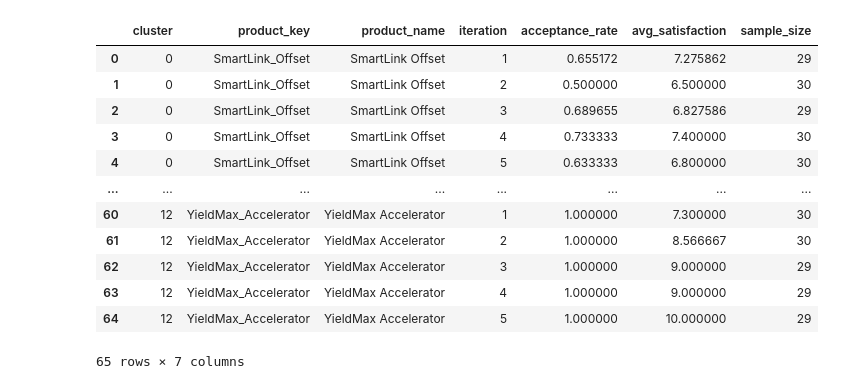
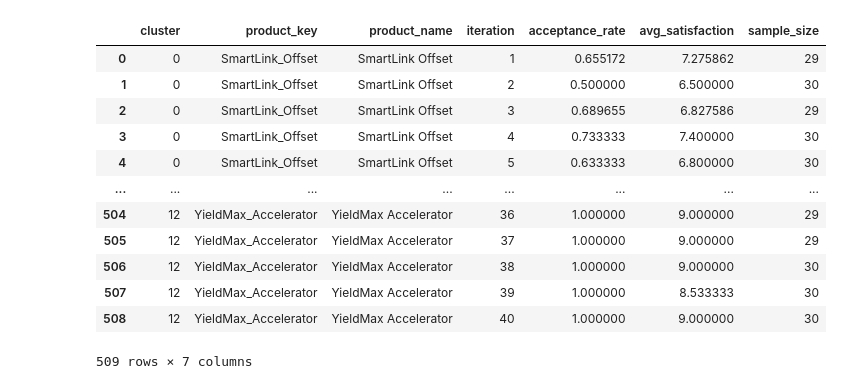
Before and after one commit to OtoSamada/DABN14_Project2, a Jupyter notebook: notebooks/agent_test.ipynb, the cells around one changed output. Saved outputs shown, nothing was run; the diff lists cells and outputs as text; code cells hidden in the pictures.

```diff
--- a/notebooks/agent_test.ipynb
+++ b/notebooks/agent_test.ipynb
@@ -39,21 +57,39 @@ evaluation_summary, evaluation_raw = run_cluster_evaluation_pipeline(
 # %%
-cluster_eval_df = pd.read_parquet('../data/1_agent_evaluation/cluster_eval_1_raw.parquet')
+import pandas as pd
+
+files_and_offsets = [
+    ("../data/1_agent_evaluation/cluster_eval_1_raw.parquet", 0),
+    ("../data/1_agent_evaluation/cluster_eval_2_raw.parquet", 5),
+    ("../data/1_agent_evaluation/cluster_eval_3_raw.parquet", 15),
+    ("../data/1_agent_evaluation/cluster_eval_4_raw.parquet", 20),
+    ("../data/1_agent_evaluation/cluster_eval_5_raw.parquet", 30),
+]
+
+dfs = []
+
+for path, offset in files_and_offsets:
+    df = pd.read_parquet(path)
+    if offset:
+        df["iteration"] = df["iteration"] + offset
+    dfs.append(df)
+
+cluster_eval_df = pd.concat(dfs, ignore_index=True)
 
 cluster_eval_df
 # %% [output]
 |  | cluster | product_key | product_name | iteration | acceptance_rate | avg_satisfaction | sample_size |
 | 0 | 0 | SmartLink_Offset | SmartLink Offset | 1 | 0.655172 | 7.275862 | 29 |
 | 1 | 0 | SmartLink_Offset | SmartLink Offset | 2 | 0.500000 | 6.500000 | 30 |
 | 2 | 0 | SmartLink_Offset | SmartLink Offset | 3 | 0.689655 | 6.827586 | 29 |
 | 3 | 0 | SmartLink_Offset | SmartLink Offset | 4 | 0.733333 | 7.400000 | 30 |
 | 4 | 0 | SmartLink_Offset | SmartLink Offset | 5 | 0.633333 | 6.800000 | 30 |
 | ... | ... | ... | ... | ... | ... | ... | ... |
-| 60 | 12 | YieldMax_Accelerator | YieldMax Accelerator | 1 | 1.000000 | 7.300000 | 30 |
-| 61 | 12 | YieldMax_Accelerator | YieldMax Accelerator | 2 | 1.000000 | 8.566667 | 30 |
-| 62 | 12 | YieldMax_Accelerator | YieldMax Accelerator | 3 | 1.000000 | 9.000000 | 29 |
-| 63 | 12 | YieldMax_Accelerator | YieldMax Accelerator | 4 | 1.000000 | 9.000000 | 29 |
-| 64 | 12 | YieldMax_Accelerator | YieldMax Accelerator | 5 | 1.000000 | 10.000000 | 29 |
+| 504 | 12 | YieldMax_Accelerator | YieldMax Accelerator | 36 | 1.000000 | 9.000000 | 29 |
+| 505 | 12 | YieldMax_Accelerator | YieldMax Accelerator | 37 | 1.000000 | 9.000000 | 29 |
+| 506 | 12 | YieldMax_Accelerator | YieldMax Accelerator | 38 | 1.000000 | 9.000000 | 30 |
+| 507 | 12 | YieldMax_Accelerator | YieldMax Accelerator | 39 | 1.000000 | 8.533333 | 30 |
+| 508 | 12 | YieldMax_Accelerator | YieldMax Accelerator | 40 | 1.000000 | 9.000000 | 30 |
-65 rows × 7 columns
+509 rows × 7 columns
 # %%
 import matplotlib.pyplot as plt
 import seaborn as sns
```
Also changed, not shown: parts of 5 cells of this notebook, 1 other file.
